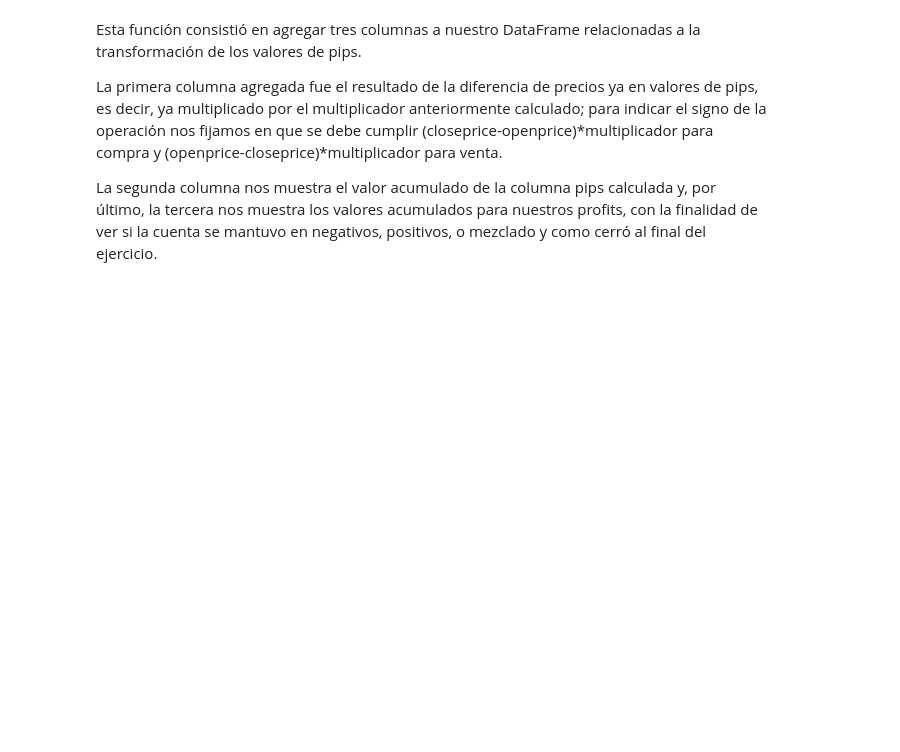
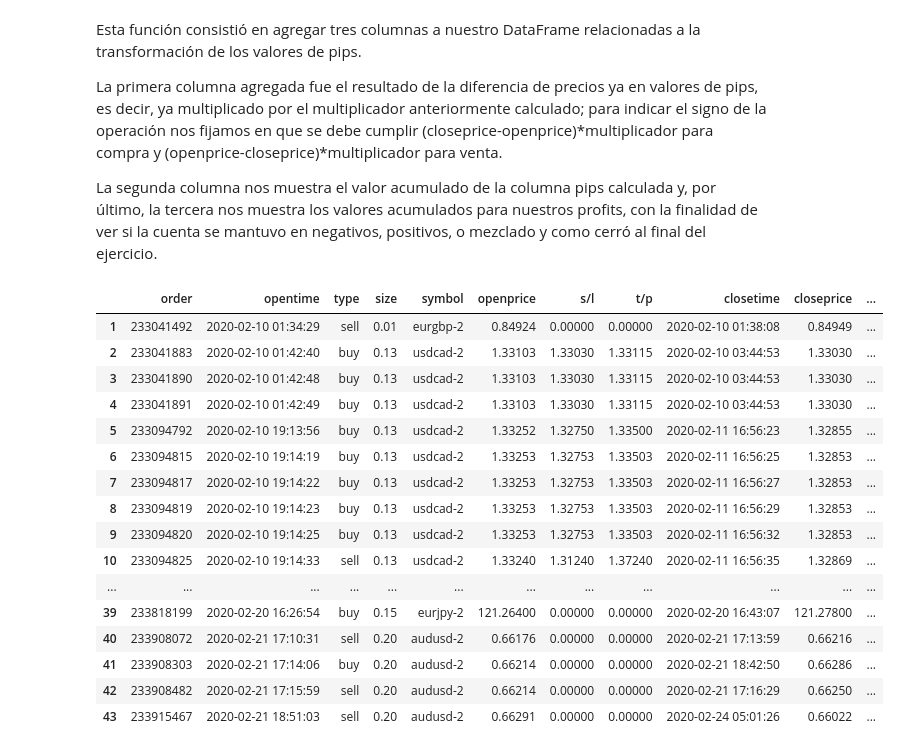
Before and after one commit to alecortees22/LAB_2_ACS, a Jupyter notebook: LAB_2_ACS.ipynb, the cells around one changed output. Saved outputs shown, nothing was run; the diff lists cells and outputs as text; code cells hidden in the pictures; blank space fills up the shorter version.

```diff
--- a/LAB_2_ACS.ipynb
+++ b/LAB_2_ACS.ipynb
@@ -92,6 +92,23 @@ La segunda columna nos muestra el valor acumulado de la columna pips calculada y
 # %%
 #Mostramos los resultados de nuestras tres columnas agregadas a nuestro DataFrame
 #Pips, pips_acm y profit_acm
 pips = fn.f_columns_pips(df_data)
-acm = fn.f_columns_pips_acm(df_data)
-df_data[]
+df_data
+# %% [output]
+|  | order | opentime | type | size | symbol | openprice | s/l | t/p | closetime | closeprice | ... |
+| 1 | 233041492 | 2020-02-10 01:34:29 | sell | 0.01 | eurgbp-2 | 0.84924 | 0.00000 | 0.00000 | 2020-02-10 01:38:08 | 0.84949 | ... |
+| 2 | 233041883 | 2020-02-10 01:42:40 | buy | 0.13 | usdcad-2 | 1.33103 | 1.33030 | 1.33115 | 2020-02-10 03:44:53 | 1.33030 | ... |
+| 3 | 233041890 | 2020-02-10 01:42:48 | buy | 0.13 | usdcad-2 | 1.33103 | 1.33030 | 1.33115 | 2020-02-10 03:44:53 | 1.33030 | ... |
+| 4 | 233041891 | 2020-02-10 01:42:49 | buy | 0.13 | usdcad-2 | 1.33103 | 1.33030 | 1.33115 | 2020-02-10 03:44:53 | 1.33030 | ... |
+| 5 | 233094792 | 2020-02-10 19:13:56 | buy | 0.13 | usdcad-2 | 1.33252 | 1.32750 | 1.33500 | 2020-02-11 16:56:23 | 1.32855 | ... |
+| 6 | 233094815 | 2020-02-10 19:14:19 | buy | 0.13 | usdcad-2 | 1.33253 | 1.32753 | 1.33503 | 2020-02-11 16:56:25 | 1.32853 | ... |
+| 7 | 233094817 | 2020-02-10 19:14:22 | buy | 0.13 | usdcad-2 | 1.33253 | 1.32753 | 1.33503 | 2020-02-11 16:56:27 | 1.32853 | ... |
+| 8 | 233094819 | 2020-02-10 19:14:23 | buy | 0.13 | usdcad-2 | 1.33253 | 1.32753 | 1.33503 | 2020-02-11 16:56:29 | 1.32853 | ... |
+| 9 | 233094820 | 2020-02-10 19:14:25 | buy | 0.13 | usdcad-2 | 1.33253 | 1.32753 | 1.33503 | 2020-02-11 16:56:32 | 1.32853 | ... |
+| 10 | 233094825 | 2020-02-10 19:14:33 | sell | 0.13 | usdcad-2 | 1.33240 | 1.31240 | 1.37240 | 2020-02-11 16:56:35 | 1.32869 | ... |
+| ... | ... | ... | ... | ... | ... | ... | ... | ... | ... | ... | ... |
+| 39 | 233818199 | 2020-02-20 16:26:54 | buy | 0.15 | eurjpy-2 | 121.26400 | 0.00000 | 0.00000 | 2020-02-20 16:43:07 | 121.27800 | ... |
+| 40 | 233908072 | 2020-02-21 17:10:31 | sell | 0.20 | audusd-2 | 0.66176 | 0.00000 | 0.00000 | 2020-02-21 17:13:59 | 0.66216 | ... |
+| 41 | 233908303 | 2020-02-21 17:14:06 | buy | 0.20 | audusd-2 | 0.66214 | 0.00000 | 0.00000 | 2020-02-21 18:42:50 | 0.66286 | ... |
+| 42 | 233908482 | 2020-02-21 17:15:59 | sell | 0.20 | audusd-2 | 0.66214 | 0.00000 | 0.00000 | 2020-02-21 17:16:29 | 0.66250 | ... |
+| 43 | 233915467 | 2020-02-21 18:51:03 | sell | 0.20 | audusd-2 | 0.66291 | 0.00000 | 0.00000 | 2020-02-24 05:01:26 | 0.66022 | ... |
```
Also changed, not shown: parts of 4 cells of this notebook.
